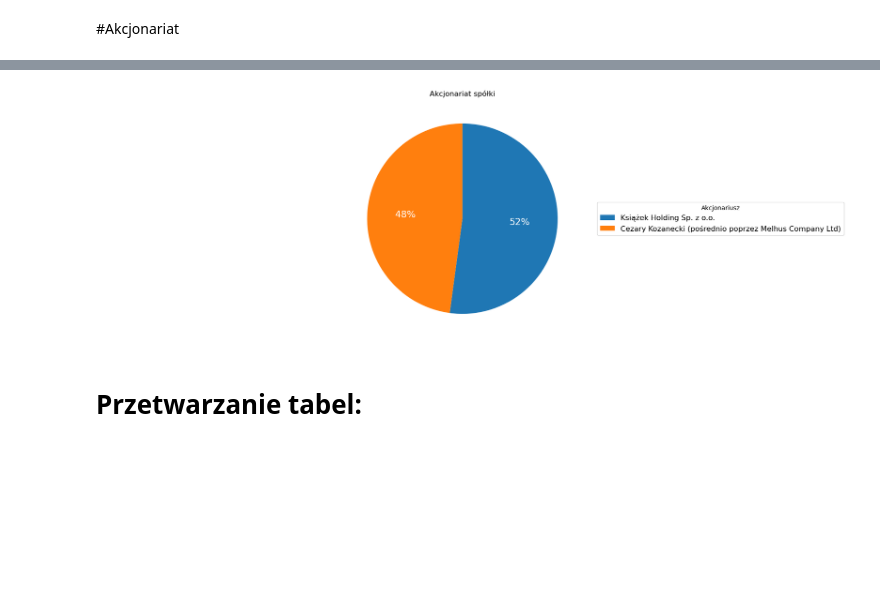
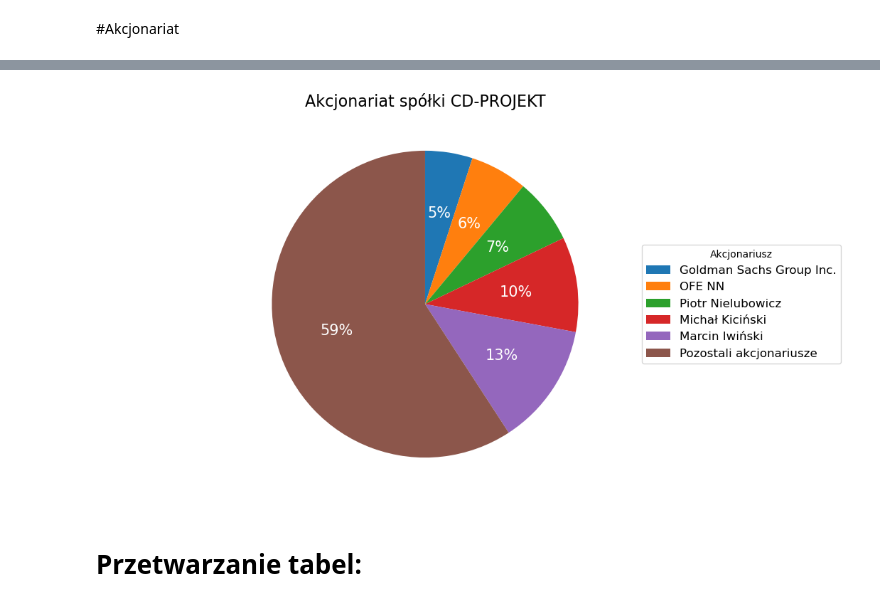
Before and after one commit to lebinho/biznesradar, a Jupyter notebook: biznesradar_stock_analysis.ipynb, the cells around one changed output, grey strips where cells are left out. Saved outputs shown, nothing was run; the diff lists cells and outputs as text; code cells hidden in the pictures; blank space fills up the shorter version.

Commit message:
added "Pozostali akcjonariusze" to chart to fix the % in pie chart

```diff
--- a/biznesradar_stock_analysis.ipynb
+++ b/biznesradar_stock_analysis.ipynb
@@ -33,7 +33,7 @@ lista_spolek = pd.read_csv('biznesradar_stocks_parameters.csv', sep=',')
 # display(lista_spolek.head(5))
 
 # define the search string
-search = 'syn'  # Replace 'syn' with your desired value, or 'all_stocks' to get all rows
+search = 'projekt'  # Replace 'syn' with your desired value, or 'all_stocks' to get all rows
 
 # Check if search is 'all_stocks' or something else
 if search == 'all_stocks':
@@ -76,8 +63,11 @@ Index(['Akcjonariusz', 'Udział', 'Liczba akcji', 'Wartość rynkowa',
 # %%
+import matplotlib.pyplot as plt
+import pandas as pd
+
 # Set index to 'Akcjonariusz'
 table_Akcjonariat = table_Akcjonariat.set_index('Akcjonariusz')
 
-# Drop row with 'razem'
+# Drop row with 'razem' if it exists
 table_Akcjonariat = table_Akcjonariat.drop(index='razem', errors='ignore')
 
 # Extract numerical values from 'Udział' column and convert to float
@@ -86,38 +76,44 @@ table_Akcjonariat['Udział'] = table_Akcjonariat['Udział'].str.split(' ').str[0
 # Create a series for plotting
 series = pd.Series(table_Akcjonariat['Udział'] / 100, name='Udział [%]')
 
+# Calculate the remaining percentage to make the total 100%
+remaining = 1 - series.sum()
+
+# Replace the 'razem' (if exists) with the remaining percentage, otherwise append it
+series['Pozostali akcjonariusze'] = remaining
+
 # Sort pie chart in descending order (highest to lowest)
-series = series.sort_values(ascending=False)
+series = series.sort_values(ascending=True)
 
 # Plot pie chart (force clockwise direction)
 fig, ax = plt.subplots(figsize=(9, 7))  # Adjust width to give space for the legend
 wedges, texts, autotexts = ax.pie(
     series,
     labels=series.index,  # Ensure correct labels
     autopct='%.0f%%',
     textprops={'color': 'w', 'fontsize': 14},
     startangle=90,  # Start from top (12 o'clock)
     counterclock=False  # Force clockwise order
 )
 
 # Adjust the font size for the percentage text inside the pie chart
 for autotext in autotexts:
     autotext.set_fontsize(15)  # Adjust the font size for the percentage text
 
 # Move the legend to the right of the pie chart
 ax.legend(
     wedges,  # Keep colors consistent
     series.index,
     title="Akcjonariusz",
     fontsize=12,
     loc="center left",  # Align it to the center left of the plot area
     bbox_to_anchor=(1.05, 0.5)  # Position the legend to the right of the pie chart (adjust as needed)
 )
 
-plt.title('Akcjonariat spółki')
+plt.title(f'Akcjonariat spółki {Spolka}', fontsize=16)  # Adjust title size
 plt.show()
 # %% [output]
-[figure, old version]
+[figure, new version]
 # %% [markdown]
 # Przetwarzanie tabel:
 # %% [markdown]
```
Also changed, not shown: parts of 3 cells of this notebook.
